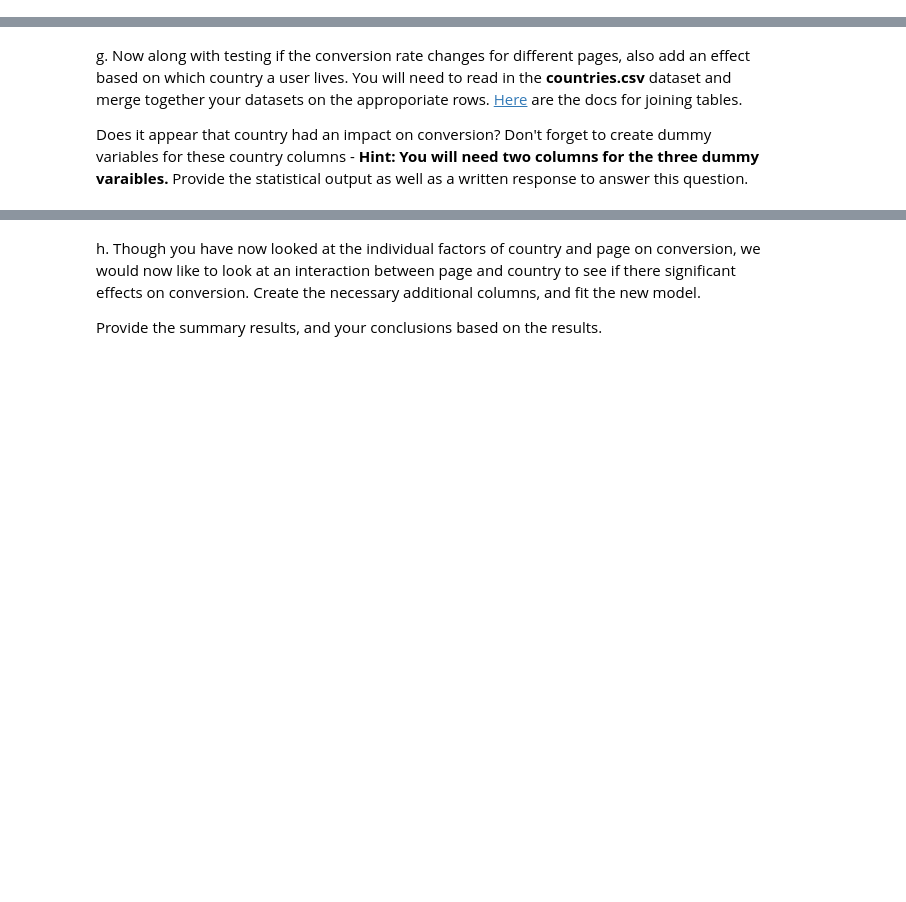
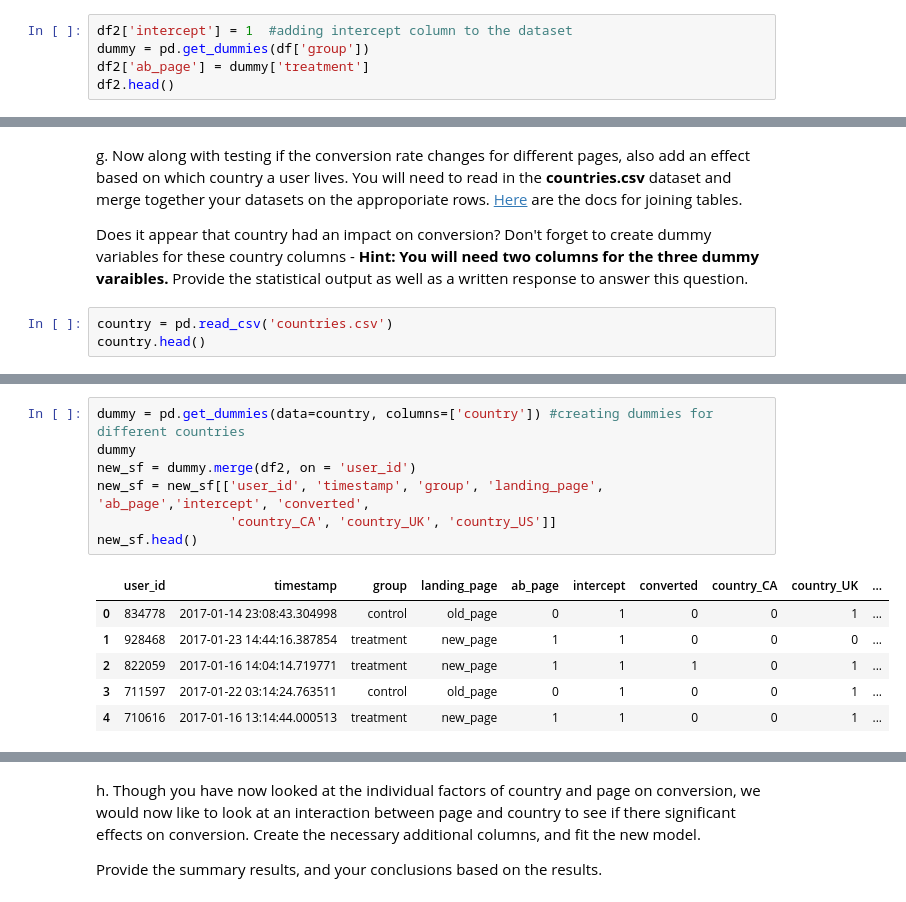
Before and after one commit to VrushM/AB_testing, a Jupyter notebook: Analyze_ab_test_results_notebook.ipynb, the cells around one changed output, grey strips where cells are left out. Drawn from its saved outputs; the diff is of its cells as text; blank space fills up the shorter version.

```diff
--- a/Analyze_ab_test_results_notebook.ipynb
+++ b/Analyze_ab_test_results_notebook.ipynb
@@ -288,2 +327,7 @@ a. Since each row is either a conversion or no conversion, what type of regressi
 # %% [markdown]
 b. The goal is to use **statsmodels** to fit the regression model you specified in part **a.** to see if there is a significant difference in conversion based on which page a customer receives.  However, you first need to create a colun for the intercept, and create a dummy variable column for which page each user received.  Add an **intercept** column, as well as an **ab_page** column, which is 1 when an individual receives the **treatment** and 0 if **control**.
+# %%
+df2['intercept'] = 1  #adding intercept column to the dataset
+dummy = pd.get_dummies(df['group'])
+df2['ab_page'] = dummy['treatment']
+df2.head()
@@ -303,3 +379,6 @@ f. Now, you are considering other things that might influence whether or not an
 g. Now along with testing if the conversion rate changes for different pages, also add an effect based on which country a user lives. You will need to read in the **countries.csv** dataset and merge together your datasets on the approporiate rows.  [Here](https://pandas.pydata.org/pandas-docs/stable/generated/pandas.DataFrame.join.html) are the docs for joining tables.
 
 Does it appear that country had an impact on conversion?  Don't forget to create dummy variables for these country columns - **Hint: You will need two columns for the three dummy varaibles.** Provide the statistical output as well as a written response to answer this question.
+# %%
+country = pd.read_csv('countries.csv')
+country.head()
@@ -305,0 +392,14 @@ Does it appear that country had an impact on conversion?  Don't forget to create
+# %%
+dummy = pd.get_dummies(data=country, columns=['country']) #creating dummies for different countries
+dummy
+new_sf = dummy.merge(df2, on = 'user_id')
+new_sf = new_sf[['user_id', 'timestamp', 'group', 'landing_page', 'ab_page','intercept', 'converted',
+                 'country_CA', 'country_UK', 'country_US']]
+new_sf.head()
+# %% [output]
+|  | user_id | timestamp | group | landing_page | ab_page | intercept | converted | country_CA | country_UK | ... |
+| 0 | 834778 | 2017-01-14 23:08:43.304998 | control | old_page | 0 | 1 | 0 | 0 | 1 | ... |
+| 1 | 928468 | 2017-01-23 14:44:16.387854 | treatment | new_page | 1 | 1 | 0 | 0 | 0 | ... |
+| 2 | 822059 | 2017-01-16 14:04:14.719771 | treatment | new_page | 1 | 1 | 1 | 0 | 1 | ... |
+| 3 | 711597 | 2017-01-22 03:14:24.763511 | control | old_page | 0 | 1 | 0 | 0 | 1 | ... |
+| 4 | 710616 | 2017-01-16 13:14:44.000513 | treatment | new_page | 1 | 1 | 0 | 0 | 1 | ... |
```
Also changed, not shown: parts of 54 cells of this notebook.
